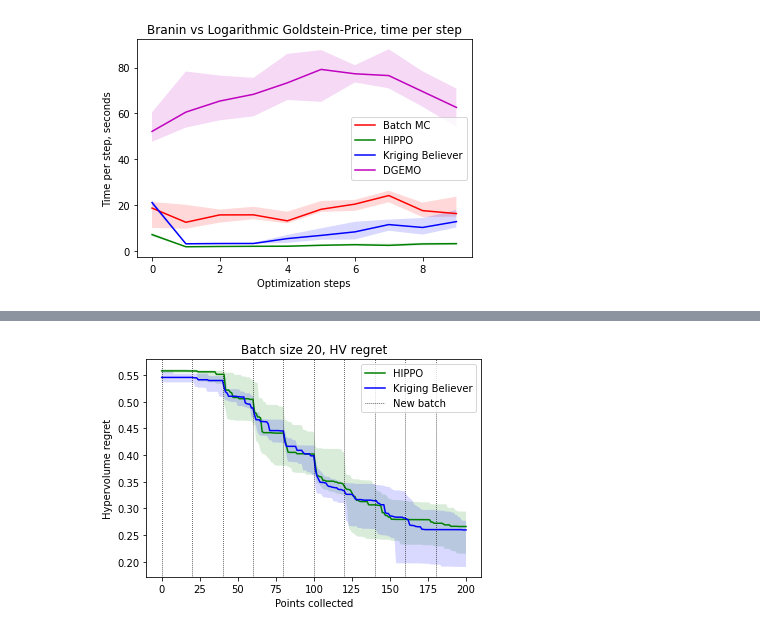
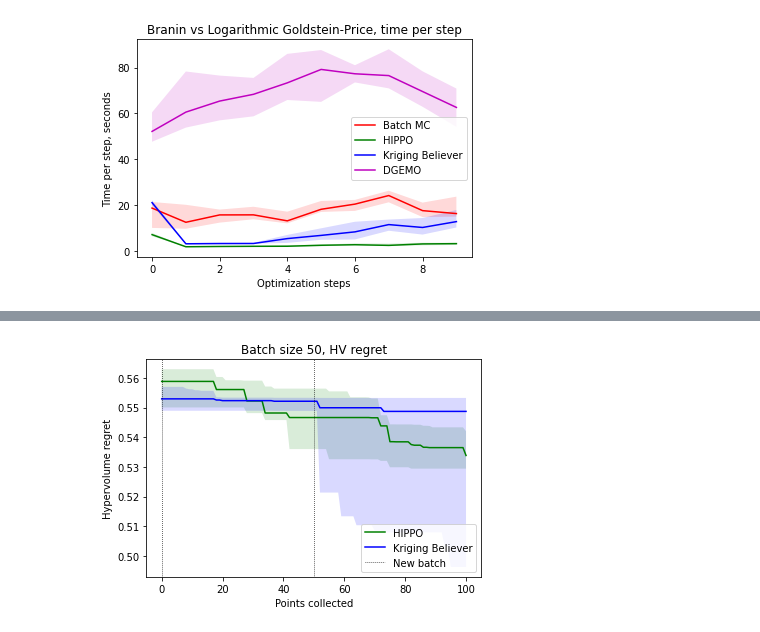
Before and after one commit to apaleyes/trieste, a Jupyter notebook: docs/notebooks/mo_lp/plot_results.ipynb, the cells around one changed output, grey strips where cells are left out. Saved outputs shown, nothing was run; the diff lists cells and outputs as text; code cells hidden in the pictures.

Commit message:
More batch size experiments

```diff
--- a/docs/notebooks/mo_lp/plot_results.ipynb
+++ b/docs/notebooks/mo_lp/plot_results.ipynb
@@ -353,47 +353,60 @@ plt.show()
 [figure]
 [figure]
 # %%
-batch_sizes = [5, 10, 15, 20]
+import test_functions
 
-for batch_size in batch_sizes:
-    hippo_hv_regret = np.loadtxt(f"results/batch-size-expHIPPO_Hartmann-Ackley-Scaled_n_initial_points_6_n_query_points_{batch_size}_n_optimization_steps_10_n_repeats_10_seed_None", delimiter=",")
-    kb_hv_regret = np.loadtxt(f"results/batch-size-expKB_Hartmann-Ackley-Scaled_n_initial_points_6_n_query_points_{batch_size}_n_optimization_steps_10_n_repeats_10_seed_None", delimiter=",")
+test_func_names = [
+        test_functions.ScaledHartmannAckley6D.name,
+        test_functions.VLMOP2.name,
+    ]
 
-    hippo_time = np.loadtxt(f"results/batch-size-expHIPPO_Hartmann-Ackley-Scaled_n_initial_points_6_n_query_points_{batch_size}_n_optimization_steps_10_n_repeats_10_seed_None_time", delimiter=",")
-    kb_time = np.loadtxt(f"results/batch-size-expKB_Hartmann-Ackley-Scaled_n_initial_points_6_n_query_points_{batch_size}_n_optimization_steps_10_n_repeats_10_seed_None_time", delimiter=",")
+batch_n_steps = [
+        (5, 20),
+        (10, 10),
+        (20, 5),
+        (50, 2)
+    ]
 
-    n_query_points = batch_size
-    n_optimization_steps = 10
+for test_func_name in test_func_names:
+    for batch_size, steps in batch_n_steps:
+
+        hippo_hv_regret = np.loadtxt(f"results/batch-size-exp_HIPPO_{test_func_name}_n_initial_points_6_n_query_points_{batch_size}_n_optimization_steps_{steps}_n_repeats_6_seed_None", delimiter=",")
+        kb_hv_regret = np.loadtxt(f"results/batch-size-exp_KB_{test_func_name}_n_initial_points_6_n_query_points_{batch_size}_n_optimization_steps_{steps}_n_repeats_6_seed_None", delimiter=",")
+
+        hippo_time = np.loadtxt(f"results/batch-size-exp_HIPPO_{test_func_name}_n_initial_points_6_n_query_points_{batch_size}_n_optimization_steps_{steps}_n_repeats_6_seed_None_time", delimiter=",")
+        kb_time = np.loadtxt(f"results/batch-size-exp_KB_{test_func_name}_n_initial_points_6_n_query_points_{batch_size}_n_optimization_steps_{steps}_n_repeats_6_seed_None_time", delimiter=",")
+
+        n_query_points = batch_size
+        n_optimization_steps = steps
 
 
+        # regret
+        x = range(n_query_points * n_optimization_steps + 1)
 
-    # regret
-    x = range(n_query_points * n_optimization_steps + 1)
-
-    plot_median_quantiles(x, hippo_hv_regret, 'g', 'HIPPO')
-    plot_median_quantiles(x, kb_hv_regret, 'b', 'Kriging Believer')
-    plt.axvline(x=0, c='k', ls=':', lw=0.75, label="New batch")
-    for xc in range(n_query_points, n_query_points * n_optimization_steps, n_query_points):
-        plt.axvline(x=xc, c='k', ls=':', lw=0.75)
-    plt.title(f"Batch size {batch_size}, HV regret")
-    plt.xlabel("Points collected")
-    plt.ylabel("Hypervolume regret")
-    plt.legend()
-    if save_files:
-        plt.savefig(f'batch-{batch_size}_hv_regret.pdf')
-    plt.show()
+        plot_median_quantiles(x, hippo_hv_regret, 'g', 'HIPPO')
+        plot_median_quantiles(x, kb_hv_regret, 'b', 'Kriging Believer')
+        plt.axvline(x=0, c='k', ls=':', lw=0.75, label="New batch")
+        for xc in range(n_query_points, n_query_points * n_optimization_steps, n_query_points):
+            plt.axvline(x=xc, c='k', ls=':', lw=0.75)
+        plt.title(f"Batch size {batch_size}, HV regret")
+        plt.xlabel("Points collected")
+        plt.ylabel("Hypervolume regret")
+        plt.legend()
+        if save_files:
+            plt.savefig(f'batch-{batch_size}_hv_regret.pdf')
+        plt.show()
 
 
-    # time per step
-    x = range(n_optimization_steps)
+        # time per step
+        x = range(n_optimization_steps)
 
-    plot_median_quantiles(x, hippo_time, 'g', 'HIPPO')
-    plot_median_quantiles(x, kb_time, 'b', 'Kriging Believer')
-    plt.title(f"Batch size {batch_size}, time per step")
-    plt.xlabel("Optimization steps")
-    plt.ylabel("Time per step, seconds")
-    plt.legend()
-    if save_files:
-        plt.savefig(f'batch-{batch_size}_time.pdf')
-    plt.show()
+        plot_median_quantiles(x, hippo_time, 'g', 'HIPPO')
+        plot_median_quantiles(x, kb_time, 'b', 'Kriging Believer')
+        plt.title(f"Batch size {batch_size}, time per step")
+        plt.xlabel("Optimization steps")
+        plt.ylabel("Time per step, seconds")
+        plt.legend()
+        if save_files:
+            plt.savefig(f'batch-{batch_size}_time.pdf')
+        plt.show()
 # %% [output]
@@ -406 +426 @@ for batch_size in batch_sizes:
-[figure, old version]
+[figure, new version]
```
Also changed, not shown: parts of 1 cell of this notebook, 34 other files.
